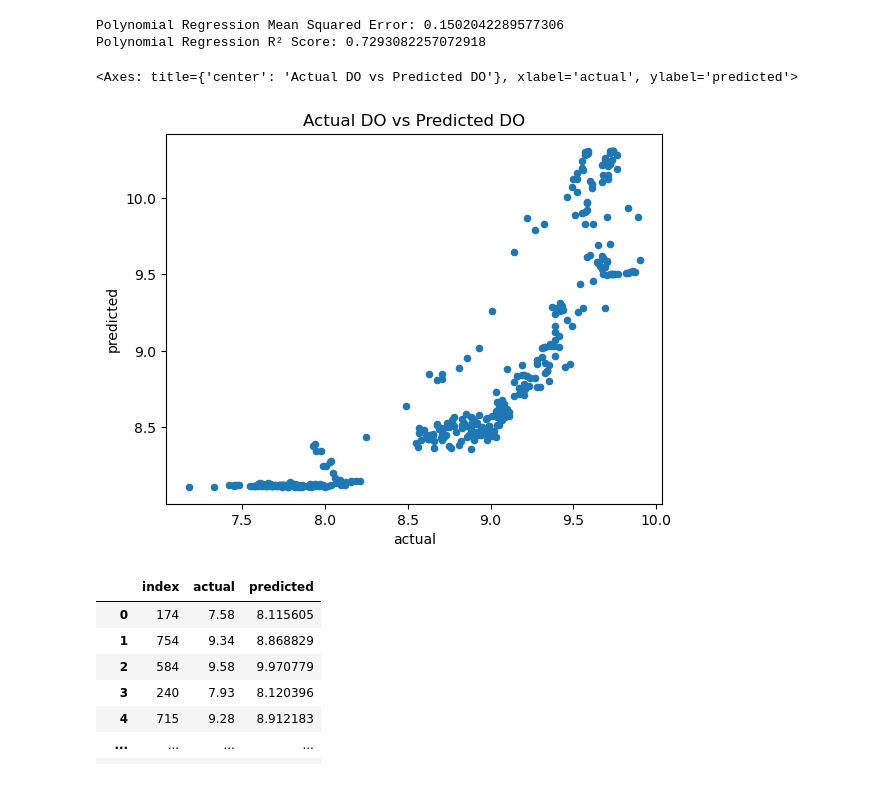
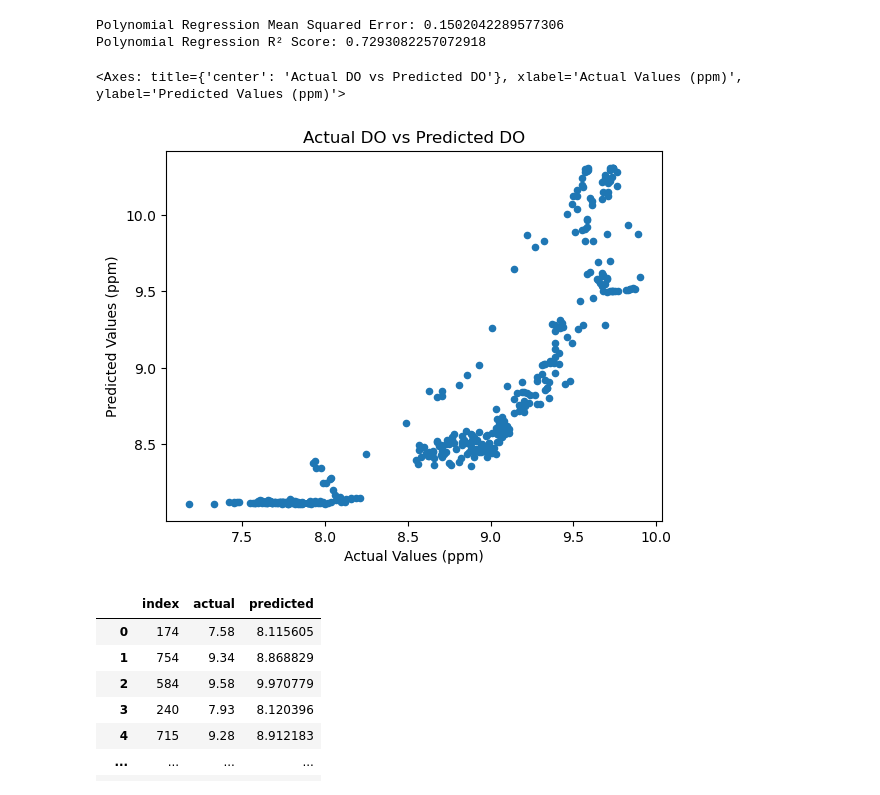
Before and after one commit to silkieMoth/EDS232-labs, a Jupyter notebook: Week1/Lab1-hurricane.ipynb, the cells around one changed output. Drawn from its saved outputs; the diff is of its cells as text; code cells hidden in the pictures.

```diff
--- a/Week1/Lab1-hurricane.ipynb
+++ b/Week1/Lab1-hurricane.ipynb
@@ -289,17 +291,19 @@ Polynomial Regression Mean Squared Error: 0.1502042289577306
 Polynomial Regression R² Score: 0.7293082257072918
 # %%
 eva_poly = (Y_test
-       .reset_index()
-       .merge(pd.DataFrame(Y_poly_pred.tolist()), left_index = True, right_index = True)
-       .rename(columns = {'albany_DO': 'actual', 0: 'predicted'}))
+       .reset_index() # reset indext to make actual and predicted data joinable
+       .merge(pd.DataFrame(Y_poly_pred.tolist()), left_index = True, right_index = True) # join on new index
+       .rename(columns = {'albany_DO': 'actual', 0: 'predicted'})) # rename columns
 
 
 eva_poly.plot.scatter(x = 'actual',
-                 y = 'predicted',
-                 title = 'Actual DO vs Predicted DO')
+                      y = 'predicted',
+                      title = 'Actual DO vs Predicted DO',
+                      xlabel = 'Actual Values (ppm)',
+                      ylabel = 'Predicted Values (ppm)')
 # %% [output]
-<Axes: title={'center': 'Actual DO vs Predicted DO'}, xlabel='actual', ylabel='predicted'>
+<Axes: title={'center': 'Actual DO vs Predicted DO'}, xlabel='Actual Values (ppm)', ylabel='Predicted Values (ppm)'>
-[figure, old version]
+[figure, new version]
 # %%
 eva_poly
 # %% [output]
```
Also changed, not shown: parts of 10 cells of this notebook.
